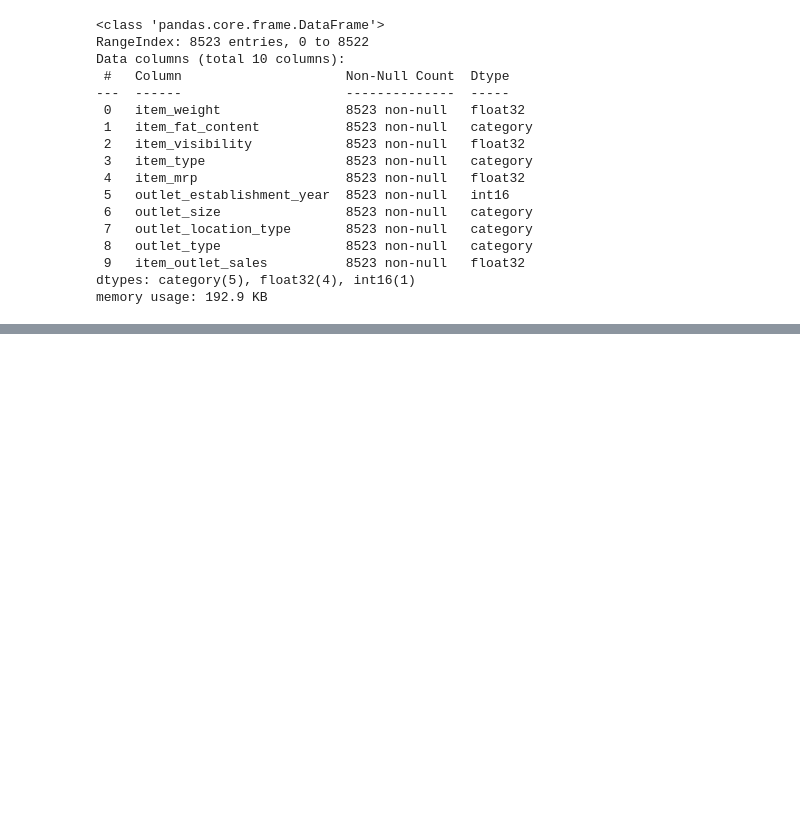
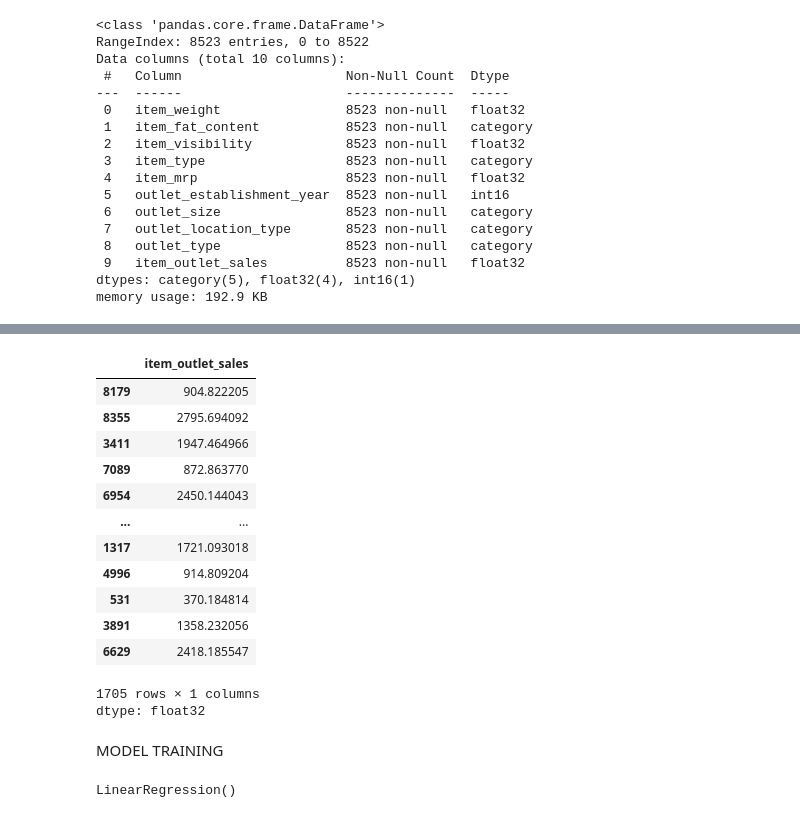
Before and after one commit to dhanihaneesha/Retailscope, a Jupyter notebook: RetailScope.ipynb, the cells around one changed output, grey strips where cells are left out. Saved outputs shown, nothing was run; the diff lists cells and outputs as text; code cells hidden in the pictures; blank space fills up the shorter version.

```diff
--- a/RetailScope.ipynb
+++ b/RetailScope.ipynb
@@ -356,0 +464,17 @@ memory usage: 192.9 KB
+# %%
+Y_test
+# %% [output]
+|  | item_outlet_sales |
+| 8179 | 904.822205 |
+| 8355 | 2795.694092 |
+| 3411 | 1947.464966 |
+| 7089 | 872.863770 |
+| 6954 | 2450.144043 |
+| ... | ... |
+| 1317 | 1721.093018 |
+| 4996 | 914.809204 |
+| 531 | 370.184814 |
+| 3891 | 1358.232056 |
+| 6629 | 2418.185547 |
+1705 rows × 1 columns
+dtype: float32
@@ -356,0 +485,2 @@ memory usage: 192.9 KB
+# %% [markdown]
+MODEL TRAINING
@@ -356,0 +490,4 @@ memory usage: 192.9 KB
+# %%
+lr.fit(X_train_std,Y_train)
+# %% [output]
+LinearRegression()
```
Also changed, not shown: parts of 27 cells of this notebook.
